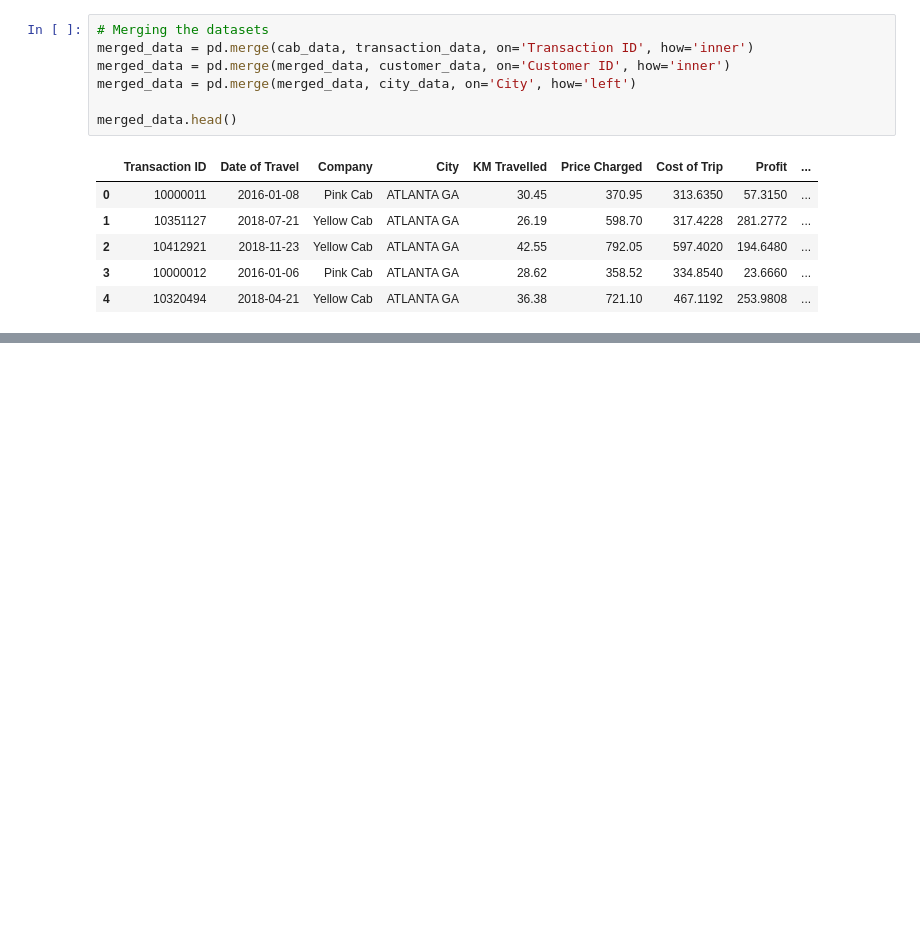
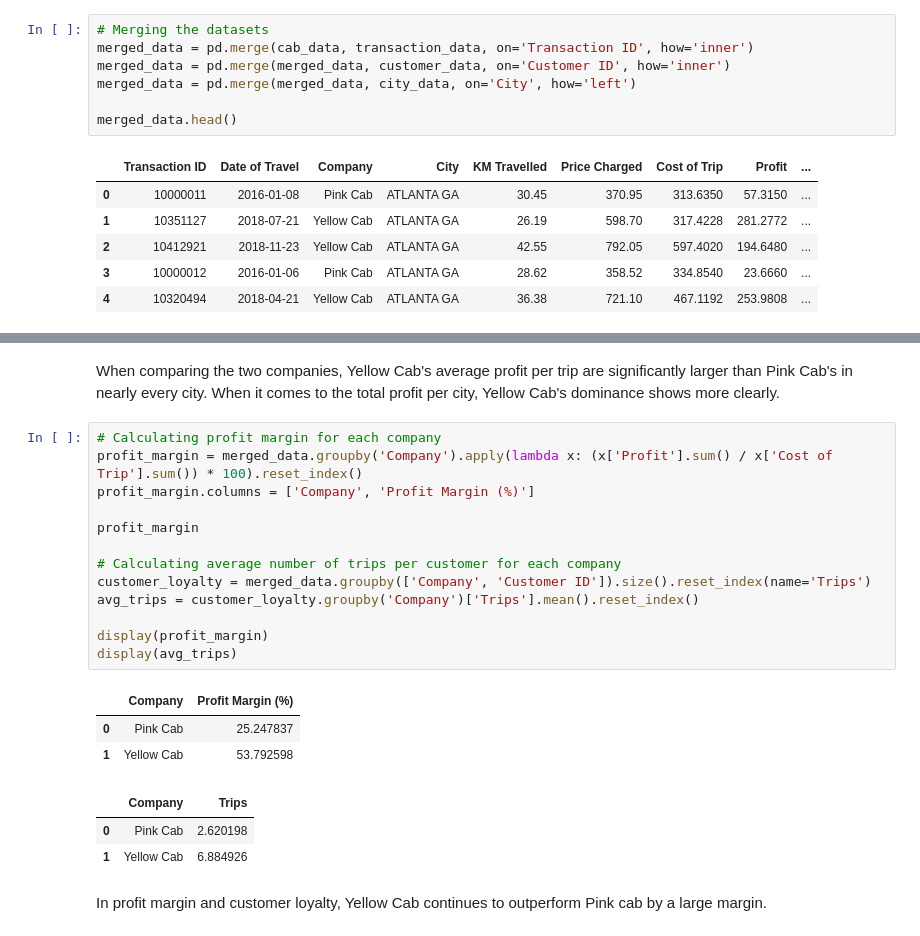
Before and after one commit to matthewiversen/data-glacier-internship, a Jupyter notebook: week-2/notebook.ipynb, the cells around one changed output, grey strips where cells are left out. Drawn from its saved outputs; the diff is of its cells as text; blank space fills up the shorter version.

```diff
--- a/week-2/notebook.ipynb
+++ b/week-2/notebook.ipynb
@@ -692,0 +741,24 @@ plt.show()
+# %% [markdown]
+When comparing the two companies, Yellow Cab's average profit per trip are significantly larger than Pink Cab's in nearly every city. When it comes to the total profit per city, Yellow Cab's dominance shows more clearly.
+# %%
+# Calculating profit margin for each company
+profit_margin = merged_data.groupby('Company').apply(lambda x: (x['Profit'].sum() / x['Cost of Trip'].sum()) * 100).reset_index()
+profit_margin.columns = ['Company', 'Profit Margin (%)']
+
+profit_margin
+
+# Calculating average number of trips per customer for each company
+customer_loyalty = merged_data.groupby(['Company', 'Customer ID']).size().reset_index(name='Trips')
+avg_trips = customer_loyalty.groupby('Company')['Trips'].mean().reset_index()
+
+display(profit_margin)
+display(avg_trips)
+# %% [output]
+|  | Company | Profit Margin (%) |
+| 0 | Pink Cab | 25.247837 |
+| 1 | Yellow Cab | 53.792598 |
+|  | Company | Trips |
+| 0 | Pink Cab | 2.620198 |
+| 1 | Yellow Cab | 6.884926 |
+# %% [markdown]
+In profit margin and customer loyalty, Yellow Cab continues to outperform Pink cab by a large margin.
```
Also changed, not shown: parts of 8 cells of this notebook.
